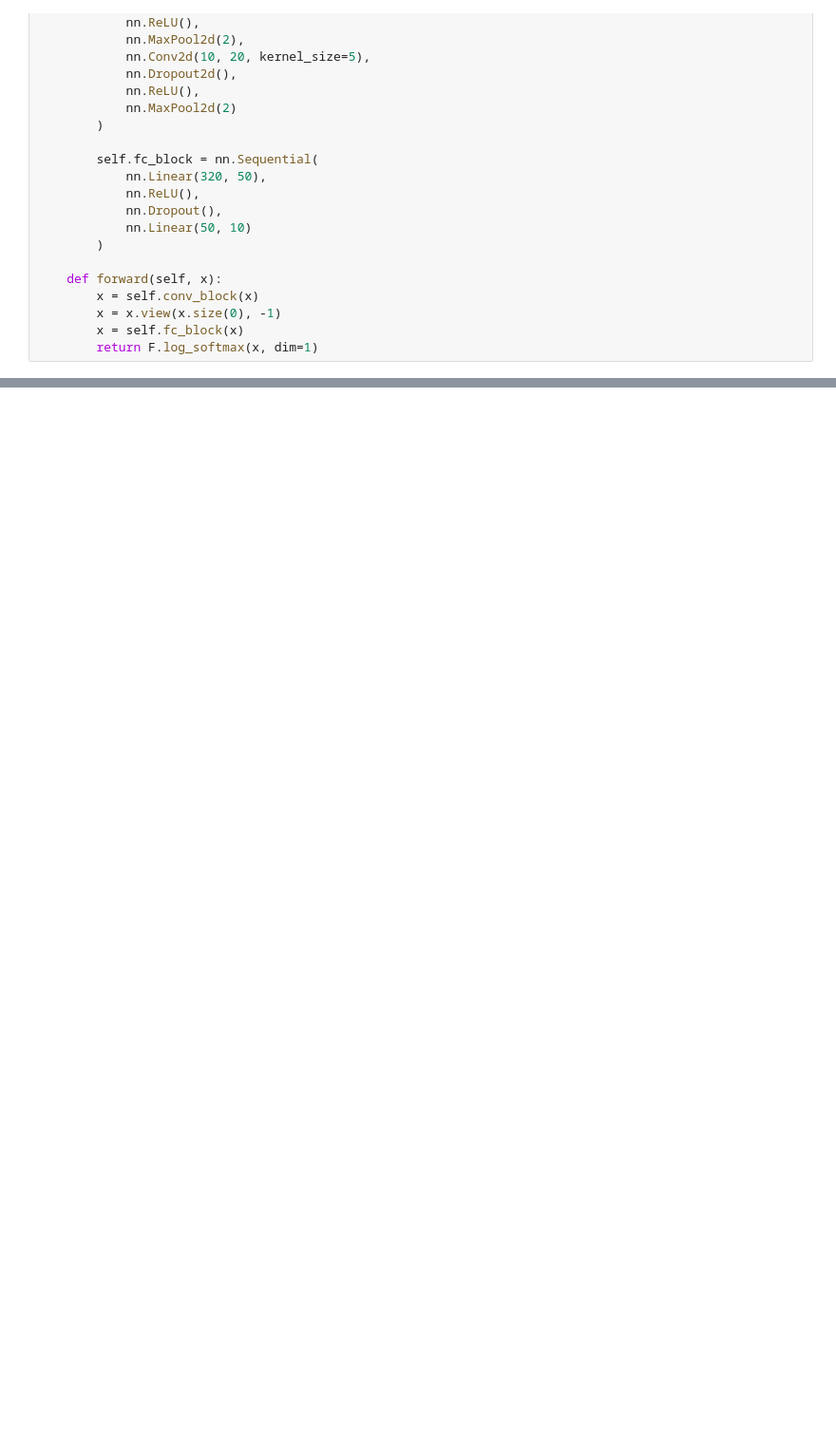
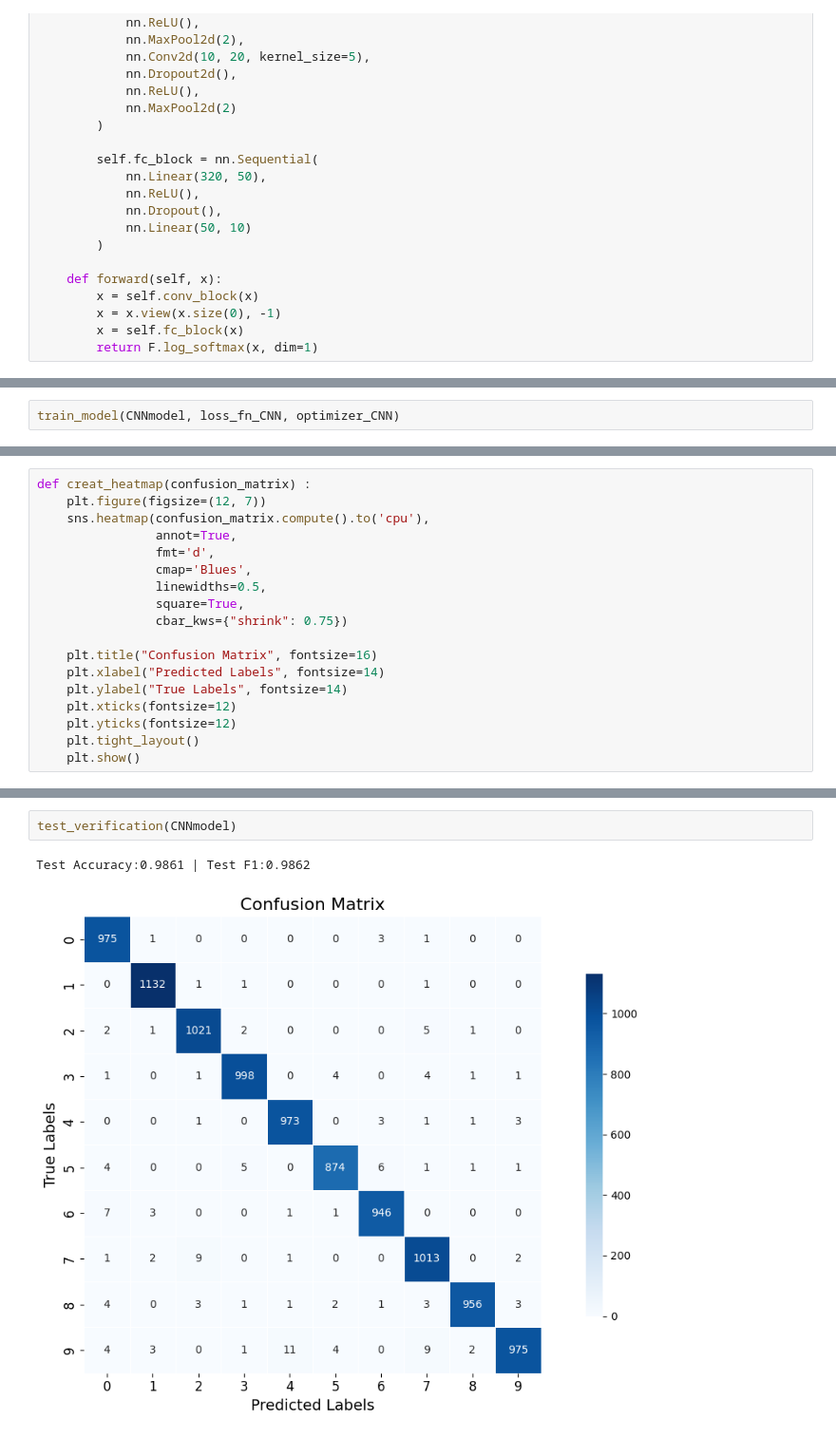
Before and after one commit to 8Whoknow3/MNIST, a Jupyter notebook: MNIST.ipynb, the cells around one changed output, grey strips where cells are left out. Shown: that part at 95% size. Drawn from its saved outputs; the diff is of its cells as text; blank space fills up the shorter version.

```diff
--- a/MNIST.ipynb
+++ b/MNIST.ipynb
@@ -110,0 +139,2 @@ Epoch 10 | Train Loss: 0.1469 | Val Loss: 0.0496 | Val F1: 0.9851 | Val Acc: 0.9
+# %%
+train_model(CNNmodel, loss_fn_CNN, optimizer_CNN)
@@ -110,0 +154,18 @@ Epoch 10 | Train Loss: 0.1469 | Val Loss: 0.0496 | Val F1: 0.9851 | Val Acc: 0.9
+# %%
+def creat_heatmap(confusion_matrix) :
+    plt.figure(figsize=(12, 7))
+    sns.heatmap(confusion_matrix.compute().to('cpu'),
+                annot=True,
+                fmt='d',
+                cmap='Blues',
+                linewidths=0.5,
+                square=True,
+                cbar_kws={"shrink": 0.75})
+
+    plt.title("Confusion Matrix", fontsize=16)
+    plt.xlabel("Predicted Labels", fontsize=14)
+    plt.ylabel("True Labels", fontsize=14)
+    plt.xticks(fontsize=12)
+    plt.yticks(fontsize=12)
+    plt.tight_layout()
+    plt.show()
@@ -127 +193,6 @@ Test Accuracy:0.9870 | Test F1:0.9869
+# %%
+test_verification(CNNmodel)
+# %% [output]
+Test Accuracy:0.9861 | Test F1:0.9862
+[figure, added]
 # %% [markdown]
```
Also changed, not shown: parts of 14 cells of this notebook, 2 other files.
